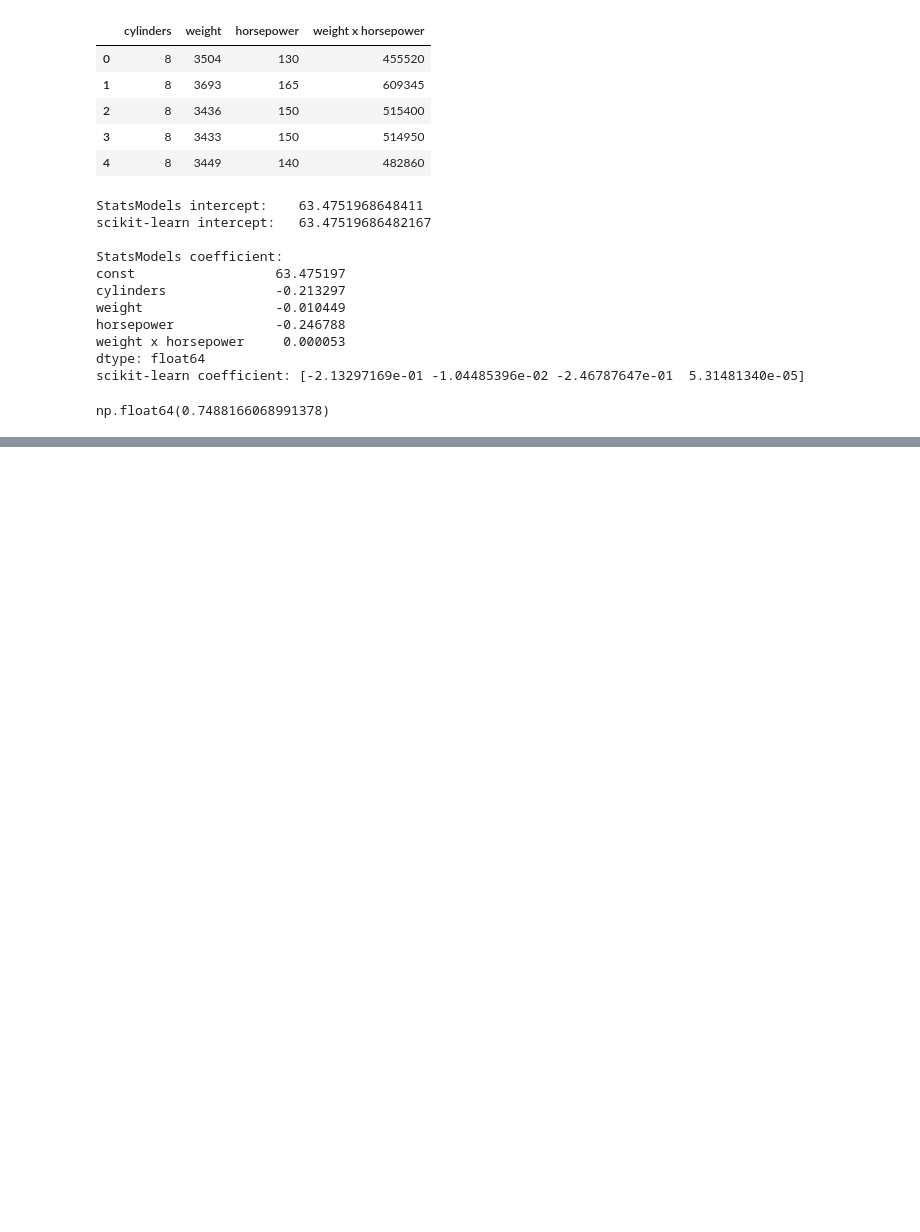
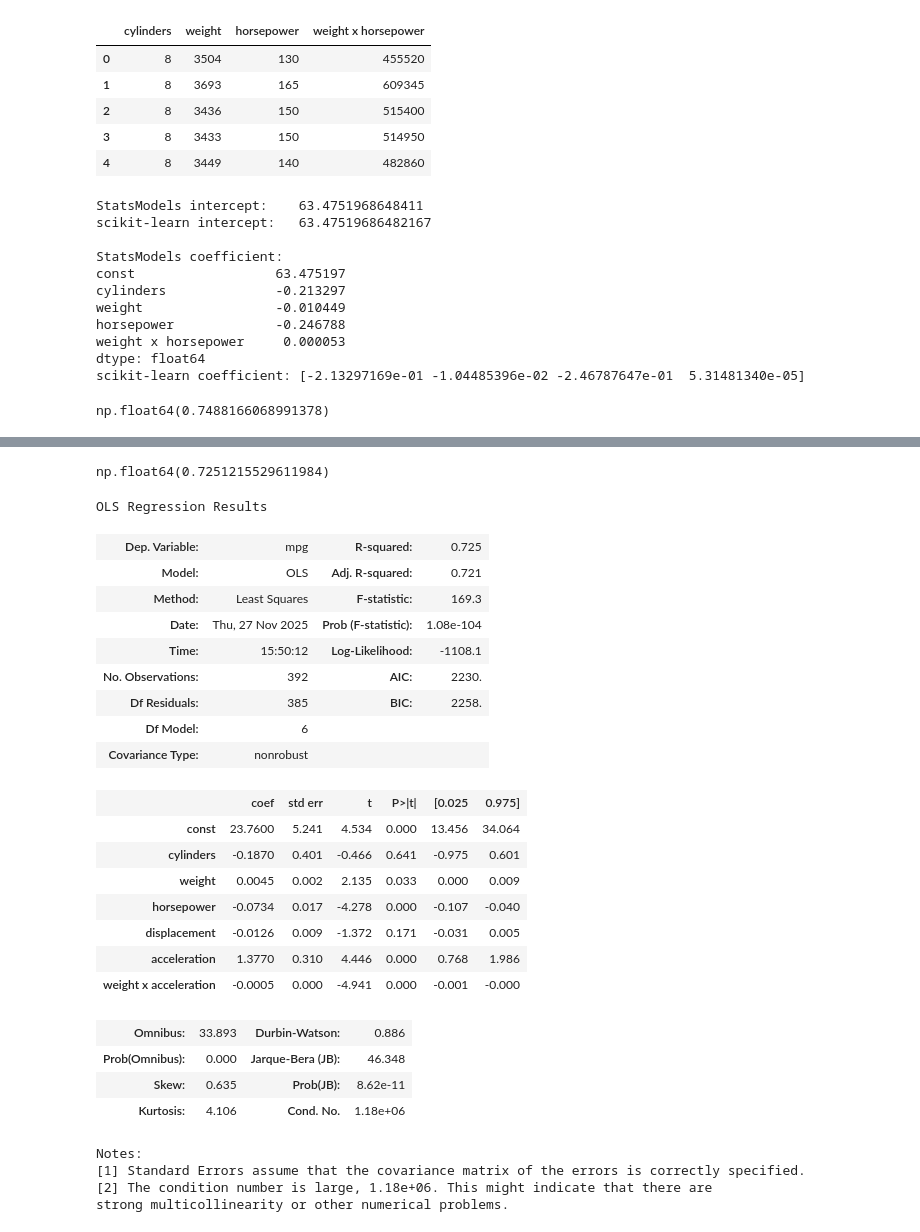
Before and after one commit to Vincent-Muteti/Regression, a Jupyter notebook: interactions.ipynb, the cells around one changed output, grey strips where cells are left out. Saved outputs shown, nothing was run; the diff lists cells and outputs as text; code cells hidden in the pictures; blank space fills up the shorter version.

Commit message:
Added Models

```diff
--- a/interactions.ipynb
+++ b/interactions.ipynb
@@ -253,0 +264,4 @@ strong multicollinearity or other numerical problems.
+# %%
+X = df[["cylinders","weight","horsepower","displacement","acceleration"]]
+y = df["mpg"]
+X_no_interaction = build_ols_sk_model(X=X,y=y)
@@ -253,0 +313,4 @@ strong multicollinearity or other numerical problems.
+# %%
+x_interaction = X.copy()
+x_interaction['weight x acceleration'] = x_interaction['weight'] * x_interaction['acceleration']
+x_interaction.head()
@@ -253,0 +324,2 @@ strong multicollinearity or other numerical problems.
+# %%
+ols_num_inter_results,sk_num_inter_results =  build_ols_sk_model(X=x_interaction,y=y)
@@ -253,0 +341,33 @@ strong multicollinearity or other numerical problems.
+# %%
+ols_num_inter_results.rsquared
+# %% [output]
+np.float64(0.7251215529611984)
+# %%
+ols_num_inter_results.summary()
+# %% [output]
+OLS Regression Results
+| Dep. Variable: | mpg | R-squared: | 0.725 |
+| Model: | OLS | Adj. R-squared: | 0.721 |
+| Method: | Least Squares | F-statistic: | 169.3 |
+| Date: | Thu, 27 Nov 2025 | Prob (F-statistic): | 1.08e-104 |
+| Time: | 15:50:12 | Log-Likelihood: | -1108.1 |
+| No. Observations: | 392 | AIC: | 2230. |
+| Df Residuals: | 385 | BIC: | 2258. |
+| Df Model: | 6 |  |  |
+| Covariance Type: | nonrobust |  |  |
+|  | coef | std err | t | P>|t| | [0.025 | 0.975] |
+| const | 23.7600 | 5.241 | 4.534 | 0.000 | 13.456 | 34.064 |
+| cylinders | -0.1870 | 0.401 | -0.466 | 0.641 | -0.975 | 0.601 |
+| weight | 0.0045 | 0.002 | 2.135 | 0.033 | 0.000 | 0.009 |
+| horsepower | -0.0734 | 0.017 | -4.278 | 0.000 | -0.107 | -0.040 |
+| displacement | -0.0126 | 0.009 | -1.372 | 0.171 | -0.031 | 0.005 |
+| acceleration | 1.3770 | 0.310 | 4.446 | 0.000 | 0.768 | 1.986 |
+| weight x acceleration | -0.0005 | 0.000 | -4.941 | 0.000 | -0.001 | -0.000 |
+| Omnibus: | 33.893 | Durbin-Watson: | 0.886 |
+| Prob(Omnibus): | 0.000 | Jarque-Bera (JB): | 46.348 |
+| Skew: | 0.635 | Prob(JB): | 8.62e-11 |
+| Kurtosis: | 4.106 | Cond. No. | 1.18e+06 |
+Notes:
+[1] Standard Errors assume that the covariance matrix of the errors is correctly specified.
+[2] The condition number is large, 1.18e+06. This might indicate that there are
+strong multicollinearity or other numerical problems.
```
Also changed, not shown: parts of 15 cells of this notebook, 1 other file.
